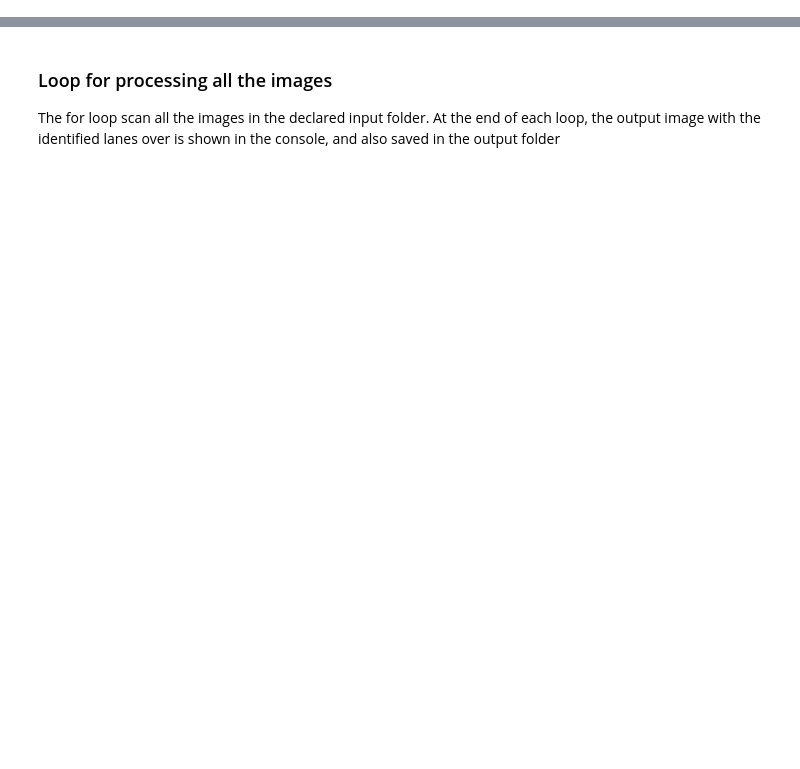
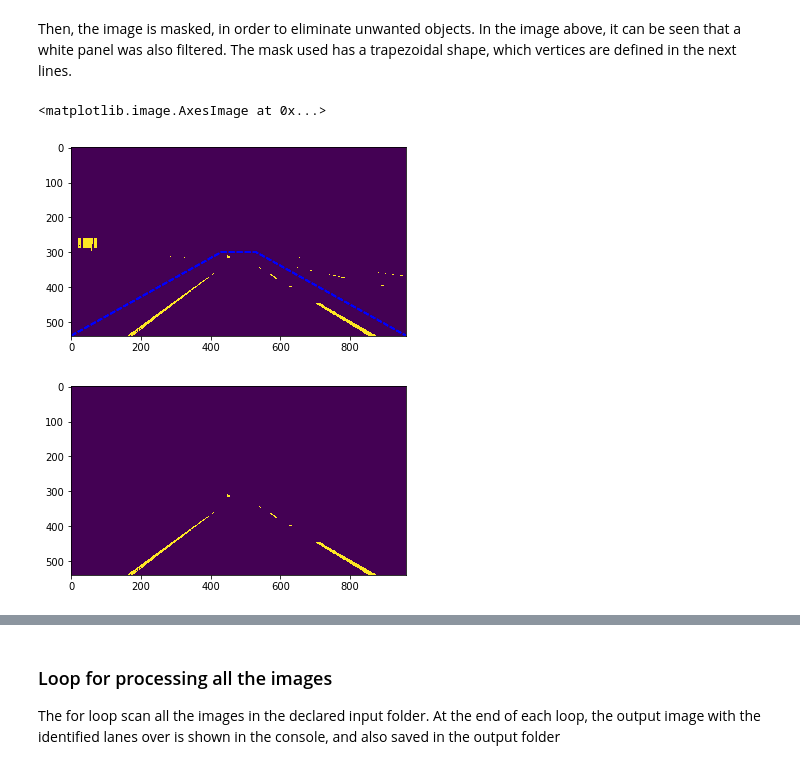
Before and after one commit to toshiharutf/CarND-LaneLines-P1, a Jupyter notebook: P1_LaneLines.ipynb, the cells around one changed output, grey strips where cells are left out. Drawn from its saved outputs; the diff is of its cells as text; code cells hidden in the pictures; blank space fills up the shorter version.

```diff
--- a/P1_LaneLines.ipynb
+++ b/P1_LaneLines.ipynb
@@ -178,0 +295,14 @@ def drawLines(img,leftCurve,rightCurve,verLim):
+# %% [markdown]
+Then, the image is masked, in order to eliminate unwanted objects. In the image above, it can be seen that a white panel was also filtered. The mask used has a trapezoidal shape, which vertices are defined in the next lines.
+# %%
+imshape = image.shape
+vertices = np.array([[(0,imshape[0]),(430, 300), (530,300), (imshape[1],imshape[0])]], dtype=np.int32)
+
+maskedImg = roi(imageFiltered,vertices)
+
+plt.figure()
+plt.imshow(maskedImg)
+# %% [output]
+<matplotlib.image.AxesImage at 0x...>
+[figure, added]
+[figure, added]
```
Also changed, not shown: parts of 18 cells of this notebook, 11 other files.
